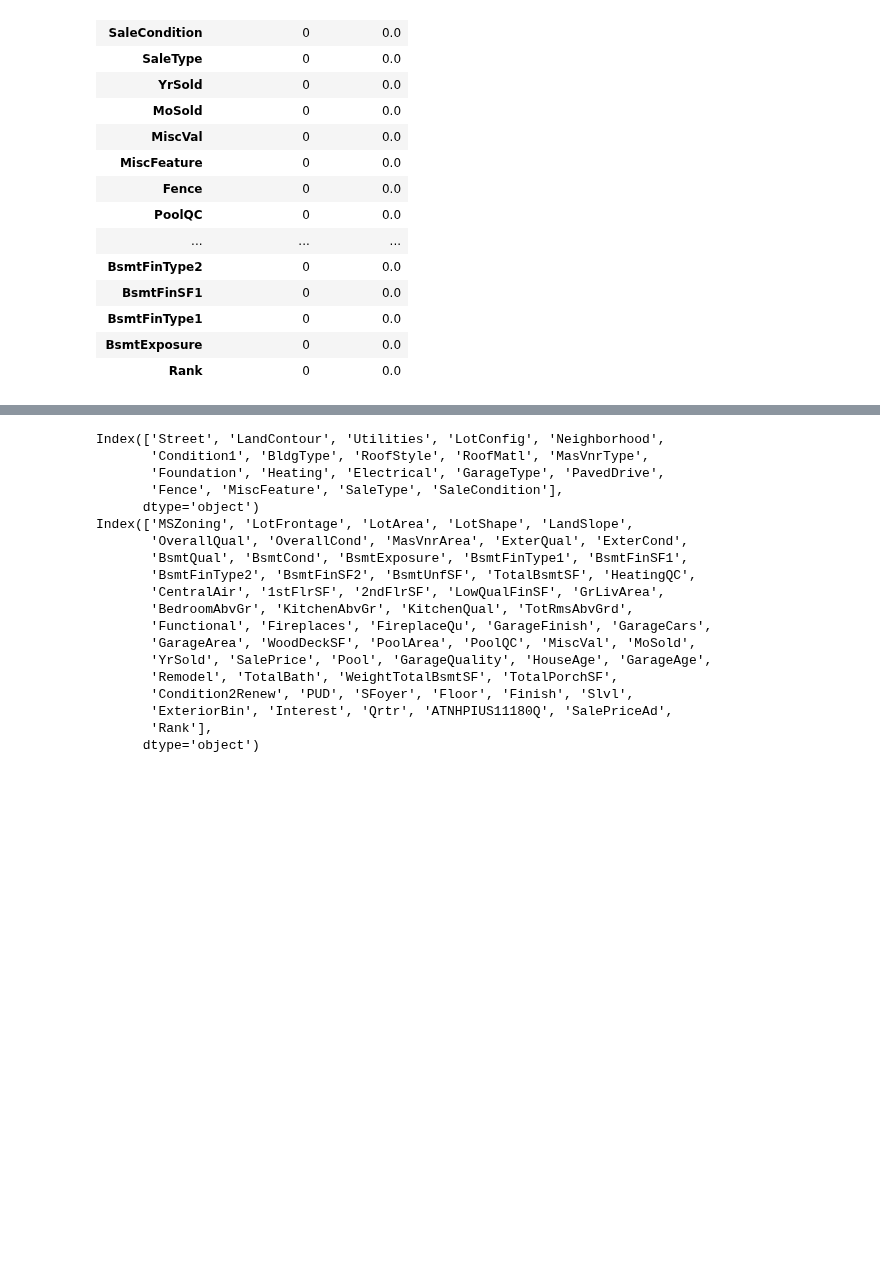
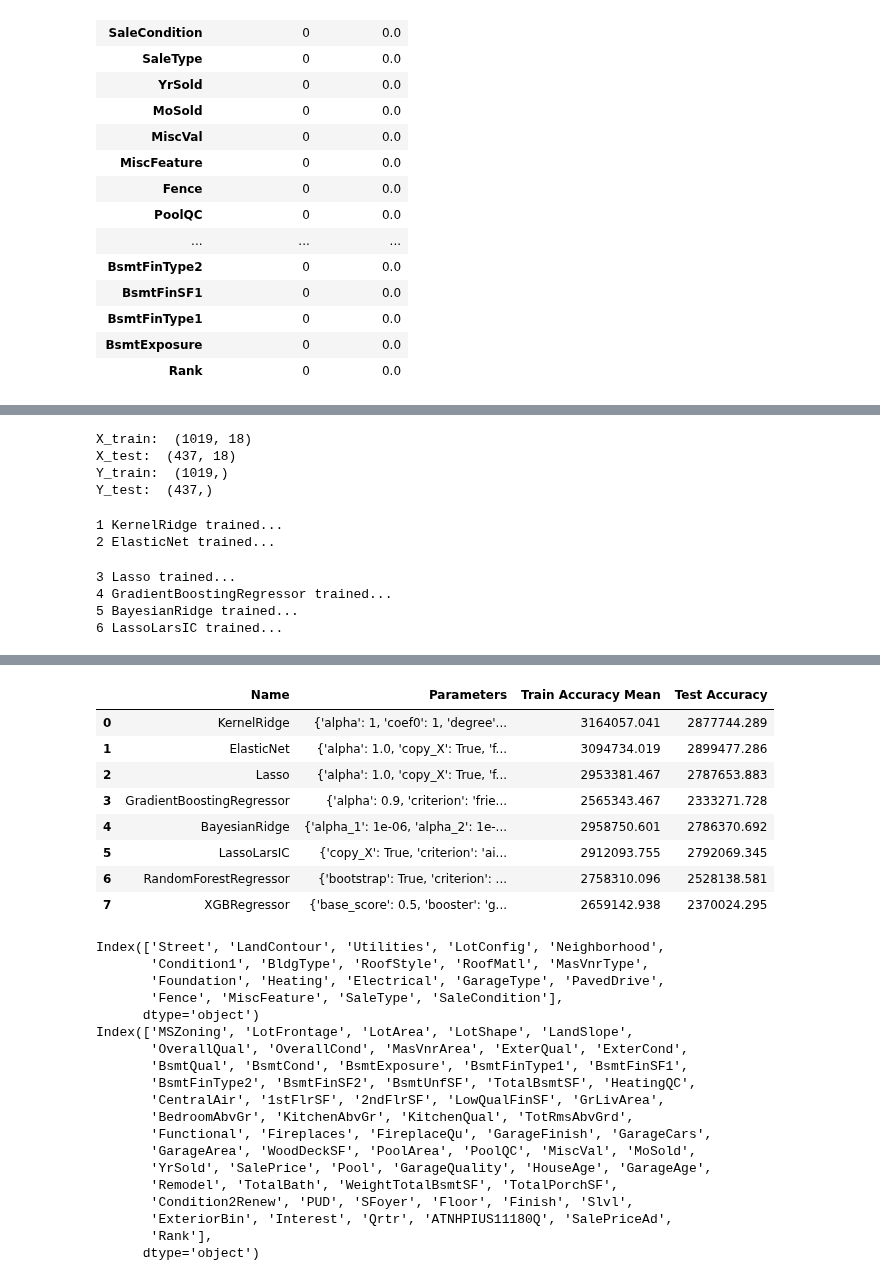
Before and after one commit to TiGaI/HousingPriceKaggleProject3, a Jupyter notebook: ames_model.ipynb, the cells around one changed output, grey strips where cells are left out. Drawn from its saved outputs; the diff is of its cells as text; code cells hidden in the pictures; blank space fills up the shorter version.

```diff
--- a/ames_model.ipynb
+++ b/ames_model.ipynb
@@ -76,0 +165,63 @@ X.head()
+# %%
+# Next we want to sample our training data to test for performance of robustness ans accuracy, before applying to the test data
+X_train, X_test, Y_train, Y_test = model_selection.train_test_split(xgb_train, y_train, test_size=0.3, random_state=42)
+
+# X_train = predictor features for estimation dataset
+# X_test = predictor variables for validation dataset
+# Y_train = target variable for the estimation dataset
+# Y_test = target variable for the estimation dataset
+
+# print('X_train: ', X_train.shape, '\nX_test: ', X_test.shape, '\nY_train: ', Y_train.shape, '\nY_test: ', Y_test.shape)
+print('X_train: ', X_train.shape, '\nX_test: ', X_test.shape, '\nY_train: ', Y_train.shape, '\nY_test: ', Y_test.shape)
+# %% [output]
+X_train:  (1019, 18)
+X_test:  (437, 18)
+Y_train:  (1019,)
+Y_test:  (437,)
+# %%
+from sklearn.linear_model import ElasticNet, Lasso,  BayesianRidge, LassoLarsIC
+from sklearn.ensemble import RandomForestRegressor,  GradientBoostingRegressor, ExtraTreesRegressor
+from sklearn.kernel_ridge import KernelRidge
+import xgboost as xgb
+#Machine Learning Algorithm (MLA) Selection and Initialization
+models = [KernelRidge(), ElasticNet(), Lasso(), GradientBoostingRegressor(), BayesianRidge(), LassoLarsIC(), RandomForestRegressor(), xgb.XGBRegressor()]
+
+# First I will use ShuffleSplit as a way of randomising the cross validation samples.
+shuff = ShuffleSplit(n_splits=5, test_size=0.2, random_state=42)
+
+#create table to compare MLA metrics
+columns = ['Name', 'Parameters', 'Train Accuracy Mean', 'Test Accuracy']
+before_model_compare = pd.DataFrame(columns = columns)
+
+#index through models and save performance to table
+row_index = 0
+for alg in models:
+
+    #set name and parameters
+    model_name = alg.__class__.__name__
+    before_model_compare.loc[row_index, 'Name'] = model_name
+    before_model_compare.loc[row_index, 'Parameters'] = str(alg.get_params())
+
+    alg.fit(X_train, Y_train)
+
+    #score model with cross validation: http://scikit-learn.org/stable/modules/generated/sklearn.model_selection.cross_validate.html#sklearn.model_selection.cross_validate
+    training_results = np.sqrt((-cross_val_score(alg, X_train, Y_train, cv = shuff, scoring= 'neg_mean_squared_error')).mean())
+    test_results = np.sqrt(((Y_test-alg.predict(X_test))**2).mean())
+
+    before_model_compare.loc[row_index, 'Train Accuracy Mean'] = (training_results)*100
+    before_model_compare.loc[row_index, 'Test Accuracy'] = (test_results)*100
+
+    row_index+=1
+    print(row_index, alg.__class__.__name__, 'trained...')
+
+decimals = 3
+before_model_compare['Train Accuracy Mean'] = before_model_compare['Train Accuracy Mean'].apply(lambda x: round(x, decimals))
+before_model_compare['Test Accuracy'] = before_model_compare['Test Accuracy'].apply(lambda x: round(x, decimals))
+before_model_compare
+# %% [output]
+1 KernelRidge trained...
+2 ElasticNet trained...
+3 Lasso trained...
+4 GradientBoostingRegressor trained...
+5 BayesianRidge trained...
+6 LassoLarsIC trained...
@@ -77,3 +236,12 @@ X.head()
+|  | Name | Parameters | Train Accuracy Mean | Test Accuracy |
+| 0 | KernelRidge | {'alpha': 1, 'coef0': 1, 'degree'... | 3164057.041 | 2877744.289 |
+| 1 | ElasticNet | {'alpha': 1.0, 'copy_X': True, 'f... | 3094734.019 | 2899477.286 |
+| 2 | Lasso | {'alpha': 1.0, 'copy_X': True, 'f... | 2953381.467 | 2787653.883 |
+| 3 | GradientBoostingRegressor | {'alpha': 0.9, 'criterion': 'frie... | 2565343.467 | 2333271.728 |
+| 4 | BayesianRidge | {'alpha_1': 1e-06, 'alpha_2': 1e-... | 2958750.601 | 2786370.692 |
+| 5 | LassoLarsIC | {'copy_X': True, 'criterion': 'ai... | 2912093.755 | 2792069.345 |
+| 6 | RandomForestRegressor | {'bootstrap': True, 'criterion': ... | 2758310.096 | 2528138.581 |
+| 7 | XGBRegressor | {'base_score': 0.5, 'booster': 'g... | 2659142.938 | 2370024.295 |
 # %%
 ### change the dtypes of the 'GarageQuality' and 'GarageAge'
 train_df['GarageQuality'] = train_df['GarageQuality'].astype('int64')
```
Also changed, not shown: parts of 9 cells of this notebook.
